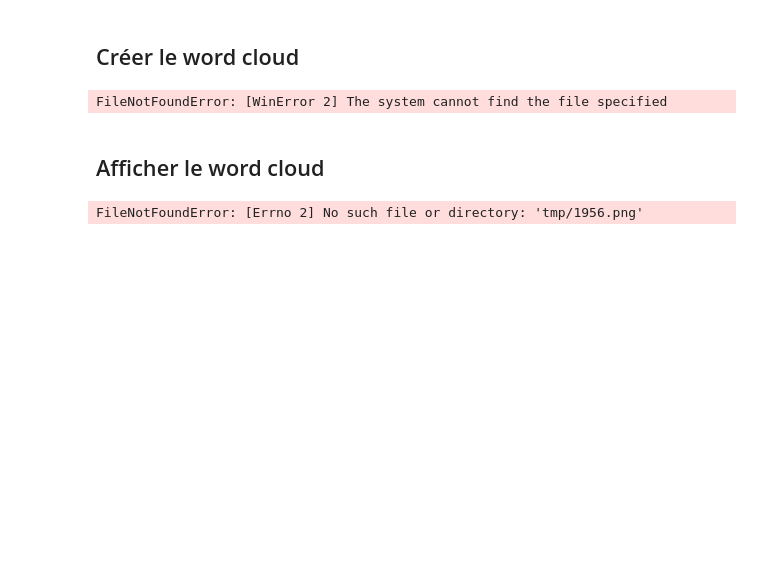
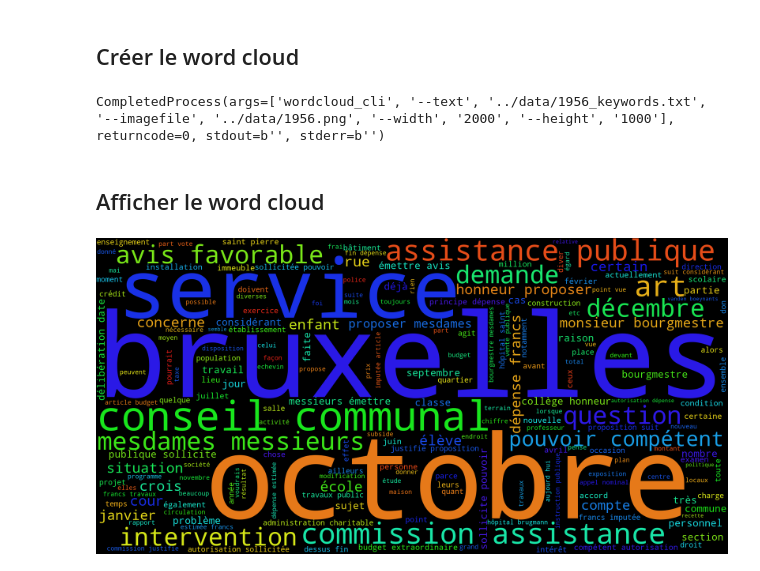
Before and after one commit to Talyonn/tac, a Jupyter notebook: module3/s2_wordcloud.ipynb, the cells around one changed output. Cells and saved outputs as stored; diff of their text form; code cells hidden in the pictures; blank space fills up the shorter version.

```diff
--- a/module3/s2_wordcloud.ipynb
+++ b/module3/s2_wordcloud.ipynb
@@ -55,5 +56,5 @@ content_list[0][:200]
 # %%
 # Ecrire tout le contenu dans un fichier
 
-C:/Users/Nico/tac/data/{YEAR}.txt', 'w', encoding='utf-8') as f:
+with open(f'../data/{YEAR}.txt', 'w', encoding='utf-8') as f:
     f.write(' '.join(content_list))
@@ -62,9 +61,9 @@ SyntaxError: invalid syntax (<ipython-input-33-85378cc235a1>, line 3)
 # %% [markdown]
 ## Enlever les stopwords, les mots courts et non alphabétiques et stocker le résultat dans un nouveau fichier
 # %%
-# Imprimer le cont du fichier et constater les "déchets"
+# Imprimer le contenu du fichier et constater les "déchets"
 
-with open(f'C:/Users/Nico/tac/data/{YEAR}.txt', 'r',encoding='utf-8') as f:
+with open(f'../data/{YEAR}.txt', 'r', encoding='utf-8') as f:
     before = f.read()
 
 before[:500]
@@ -81,7 +80,7 @@ filtering(YEAR, folder= data_path)
 # %%
 # Vérifier le résultat
 
-with open(f'{data_path}/{YEAR}_keywords.txt', 'r') as f:
+with open(f'../data/{YEAR}_keywords.txt', 'r') as f:
     after = f.read()
 
 after[:500]
@@ -94,20 +93,20 @@ import subprocess
 
 command = [
     'wordcloud_cli',
-    '--text', f'data/{YEAR}_keywords.txt',
-    '--imagefile', f'data/{YEAR}.png',
+    '--text', f'../data/{YEAR}_keywords.txt',
+    '--imagefile', f'../data/{YEAR}.png',
     '--width', '2000',
     '--height', '1000',
 ]
 
 subprocess.run(command, capture_output=True)
 # %% [output]
-FileNotFoundError: [WinError 2] The system cannot find the file specified
+CompletedProcess(args=['wordcloud_cli', '--text', '../data/1956_keywords.txt', '--imagefile', '../data/1956.png', '--width', '2000', '--height', '1000'], returncode=0, stdout=b'', stderr=b'')
 # %% [markdown]
 ## Afficher le word cloud
 # %%
 from IPython.display import Image
 
-Image(filename=f'tmp/{YEAR}.png')
+Image(filename=f'../data/{YEAR}.png')
 # %% [output]
-FileNotFoundError: [Errno 2] No such file or directory: 'tmp/1956.png'
+[figure, added]
```
Also changed, not shown: parts of 3 cells of this notebook, 8 other files.
